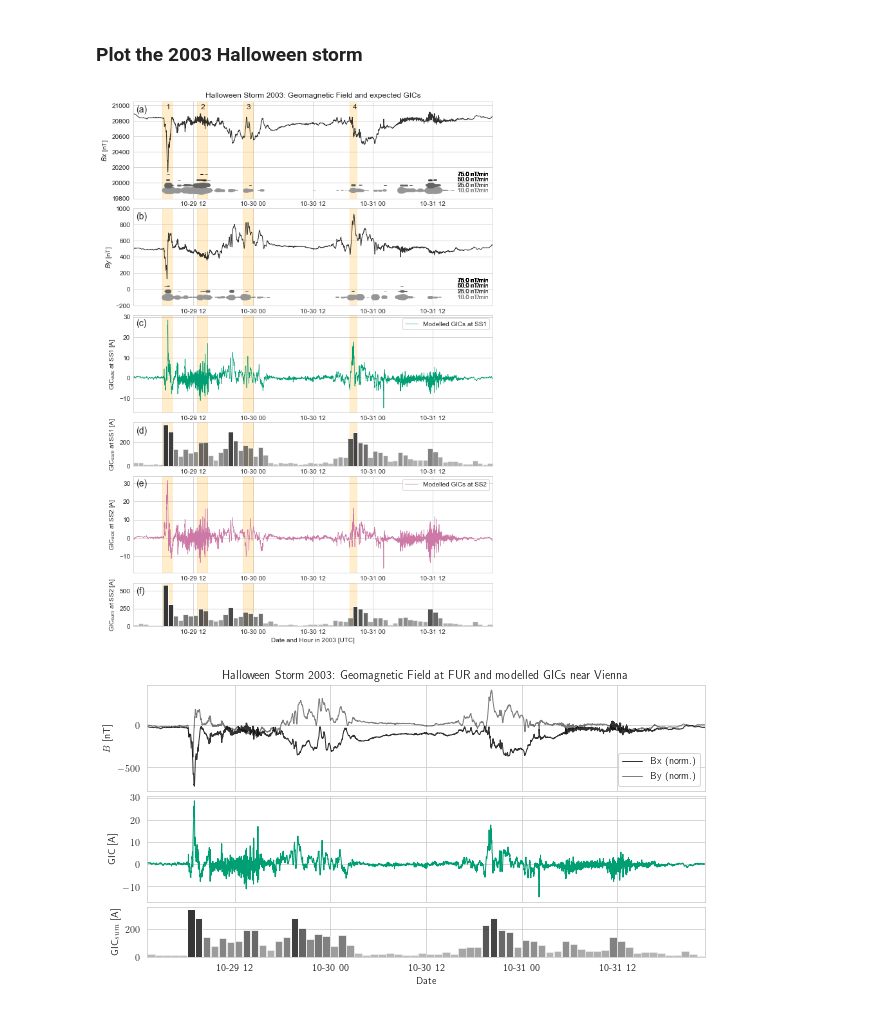
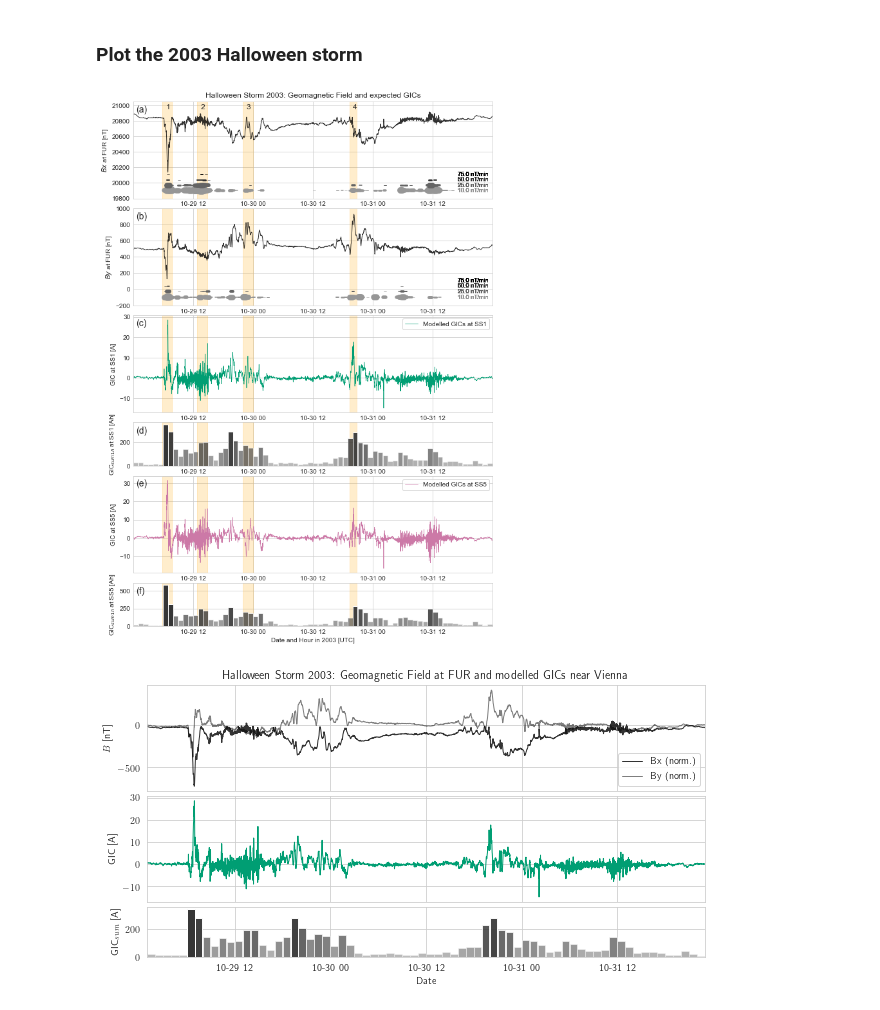
Before and after one commit to bairaelyn/SOLARWIND2GIC, a Jupyter notebook: 2_HistoricalAnalysis.ipynb, the cells around one changed output. Cells and saved outputs as stored; diff of their text form; code cells hidden in the pictures.

```diff
--- a/2_HistoricalAnalysis.ipynb
+++ b/2_HistoricalAnalysis.ipynb
@@ -326,16 +326,16 @@ zero_time = pd.to_datetime(df_FUR.index[0])
 from scipy import integrate
 # Calculate the cumulative sum over certain periods:
 window_len = 60
-inds_sums, gic_SS1_sums, gic_SS2_sums, t_sums = [], [], [], []
+inds_sums, gic_SS1_sums, gic_SS5_sums, t_sums = [], [], [], []
 cut1, cut2 = 0, 60
 while cut2 < len(gic_fit_SS1):
     cut2 = cut1 + window_len
     gic_SS1_sums.append(integrate.trapz(np.abs(gic_fit_SS1[cut1:cut2])))
-    gic_SS2_sums.append(integrate.trapz(np.abs(gic_fit_SS2[cut1:cut2])))
+    gic_SS5_sums.append(integrate.trapz(np.abs(gic_fit_SS5[cut1:cut2])))
     t_sums.append(zero_time + timedelta(minutes=int(cut1+window_len/2)))
     inds_sums.append(cut1 + window_len/2.)
     cut1 += window_len
-inds_sums, gic_SS1_sums, gic_SS2_sums = np.array(inds_sums), np.array(gic_SS1_sums), np.array(gic_SS2_sums)
+inds_sums, gic_SS1_sums, gic_SS5_sums = np.array(inds_sums), np.array(gic_SS1_sums), np.array(gic_SS5_sums)
 t_sums = np.array(t_sums)
 # %%
 fig, (ax_db, ax_gic, ax_sum) = plt.subplots(1,3, figsize=(11,3.2))
@@ -480,14 +480,14 @@ for x in max_gictot_SS1.index:
     if str(x)[:10] not in max_cumSS1_datelist:
         max_cumSS1_datelist.append(str(x)[:10])
 max_cumSS1_datelist = max_cumSS1_datelist[:10]
-# at SS2
-max_cumSS2_datelist = []
-for x in max_gictot_SS2.index:
-    if str(x)[:10] not in max_cumSS2_datelist:
-        max_cumSS2_datelist.append(str(x)[:10])
-max_cumSS2_datelist = max_cumSS2_datelist[:10]
+# at SS5
+max_cumSS5_datelist = []
+for x in max_gictot_SS5.index:
+    if str(x)[:10] not in max_cumSS5_datelist:
+        max_cumSS5_datelist.append(str(x)[:10])
+max_cumSS5_datelist = max_cumSS5_datelist[:10]
 print(len(max_cumSS1_datelist), max_cumSS1_datelist)
-print(len(max_cumSS2_datelist), max_cumSS2_datelist)
+print(len(max_cumSS5_datelist), max_cumSS5_datelist)
 # %% [output]
 10 ['2003-10-29', '2003-11-20', '2000-07-15', '2003-10-30', '2001-11-24', '2005-05-15', '2004-11-09', '2000-09-17', '2004-11-08', '2005-08-24']
 10 ['2003-10-29', '2005-05-15', '2000-07-15', '2005-08-24', '2001-11-06', '2003-10-30', '2003-11-20', '2000-09-17', '2001-11-24', '2003-10-31']
@@ -603,7 +603,7 @@ Study of the 2003 Halloween storm using FUR data.
 hs_start, hs_end = datetime(2003,10,29), datetime(2003,11,1)
 halloween_storm = df_FUR[hs_start:hs_end-timedelta(minutes=1)]
 gic_2003_SS1 = sw2gic.extract_time_from_pos(gic_fit_SS1, hs_start, hs_end)
-gic_2003_SS2 = sw2gic.extract_time_from_pos(gic_fit_SS2, hs_start, hs_end)
+gic_2003_SS5 = sw2gic.extract_time_from_pos(gic_fit_SS5, hs_start, hs_end)
 # %%
 import matplotlib.gridspec as gridspec
 import matplotlib
@@ -655,7 +655,7 @@ for x in range(1,30):
 # Plot GICs
 ax2.plot_date(halloween_storm.index, gic_2003_SS1, '-', c=c_SS1, lw=lw_hs, label="Modelled GICs at SS1")
 ax2.legend()
-ax4.plot_date(halloween_storm.index, gic_2003_SS2, '-', c=c_SS2, lw=lw_hs, label="Modelled GICs at SS2")
+ax4.plot_date(halloween_storm.index, gic_2003_SS5, '-', c=c_SS5, lw=lw_hs, label="Modelled GICs at SS5")
 ax4.legend()
 
 # Highlight areas of interest:
@@ -665,44 +665,44 @@ for i_tb, t_bounds in enumerate(periods_of_interest):
         ax.axvspan(t_bounds[0], t_bounds[1], alpha=0.2, color='orange')
 
 # Label each panel:
 for ax, ann in zip([ax1, ax12, ax2, ax4], ['a', 'b', 'c', 'e']): # large axes
     ax.text(0.007, 0.89, "({})".format(ann), transform=ax.transAxes, fontsize=14)
 for ax, ann in zip([ax3, ax5], ['d', 'f']): # small axes
     ax.text(0.007, 0.75, "({})".format(ann), transform=ax.transAxes, fontsize=14)
 
 # Plot the cumulative sums:
 color_step = 10
 low_alpha = 0.3
 event_inds = np.where(np.logical_and(t_sums >= hs_start, t_sums < hs_end))
 gic_SS1_sums_event = gic_SS1_sums[event_inds]
-gic_SS2_sums_event = gic_SS2_sums[event_inds]
+gic_SS5_sums_event = gic_SS5_sums[event_inds]
 t_sums_event = t_sums[event_inds]
 c_sums = '#363636'
 bar_width = 4e-2
 for i_bars in range(0, int(gic_SS1_sums_event.max())+color_step, color_step):
     inds = np.logical_and(gic_SS1_sums_event >= i_bars, gic_SS1_sums_event < i_bars + color_step)
     ax3.bar(t_sums_event[inds], gic_SS1_sums_event[inds], width=bar_width, fc=c_sums, alpha=np.min([low_alpha+i_bars/300.*(1.0-low_alpha),1]))
-for i_bars in range(0, int(gic_SS2_sums_event.max())+color_step, color_step):
-    inds = np.logical_and(gic_SS2_sums_event >= i_bars, gic_SS2_sums_event < i_bars + color_step)
-    ax5.bar(t_sums_event[inds], gic_SS2_sums_event[inds], width=bar_width, fc=c_sums, alpha=np.min([low_alpha+i_bars/300.*(1.0-low_alpha),1]))
+for i_bars in range(0, int(gic_SS5_sums_event.max())+color_step, color_step):
+    inds = np.logical_and(gic_SS5_sums_event >= i_bars, gic_SS5_sums_event < i_bars + color_step)
+    ax5.bar(t_sums_event[inds], gic_SS5_sums_event[inds], width=bar_width, fc=c_sums, alpha=np.min([low_alpha+i_bars/300.*(1.0-low_alpha),1]))
 
 for ax in [ax1, ax12, ax2, ax3, ax4, ax5]:
     ax.tick_params(axis='y', pad=1)
     ax.tick_params(axis='x', pad=1)
 
 ax1.set_title("Halloween Storm 2003: Geomagnetic Field and expected GICs")
-ax1.set_ylabel(r"$Bx$ [nT]")
-ax12.set_ylabel(r"$By$ [nT]")
-ax2.set_ylabel(r"GIC$_{abs}$ at SS1 [A]")
-ax3.set_ylabel(r"GIC$_{sum}$ at SS1 [A]")
-ax4.set_ylabel(r"GIC$_{abs}$ at SS2 [A]")
-ax5.set_ylabel(r"GIC$_{sum}$ at SS2 [A]")
+ax1.set_ylabel(r"$Bx$ at FUR [nT]")
+ax12.set_ylabel(r"$By$ at FUR [nT]")
+ax2.set_ylabel(r"GIC at SS1 [A]")
+ax3.set_ylabel(r"GIC$_{sum1h}$ at SS1 [Ah]")
+ax4.set_ylabel(r"GIC at SS5 [A]")
+ax5.set_ylabel(r"GIC$_{sum1h}$ at SS5 [Ah]")
 ax5.set_xlabel("Date and Hour in 2003 [UTC]")
 plt.subplots_adjust(hspace=0.23)
 plt.savefig(os.path.join(plot_path, "halloween.png"), dpi=300, bbox_inches='tight')
 plt.show()
 # %% [output]
-[figure, old version]
+[figure, new version]
 # %%
 # Reduced plot:
 matplotlib.rc('text', usetex=True)
```
Also changed, not shown: parts of 9 cells of this notebook, 14 other files.
